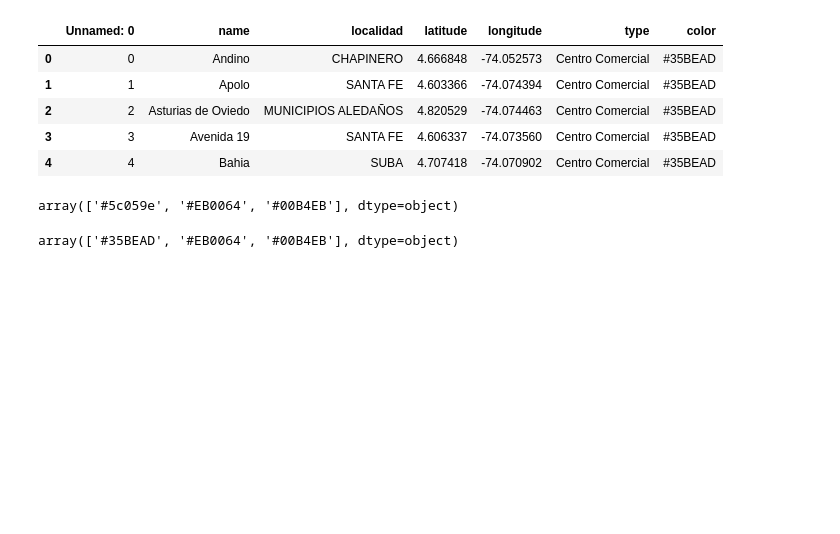
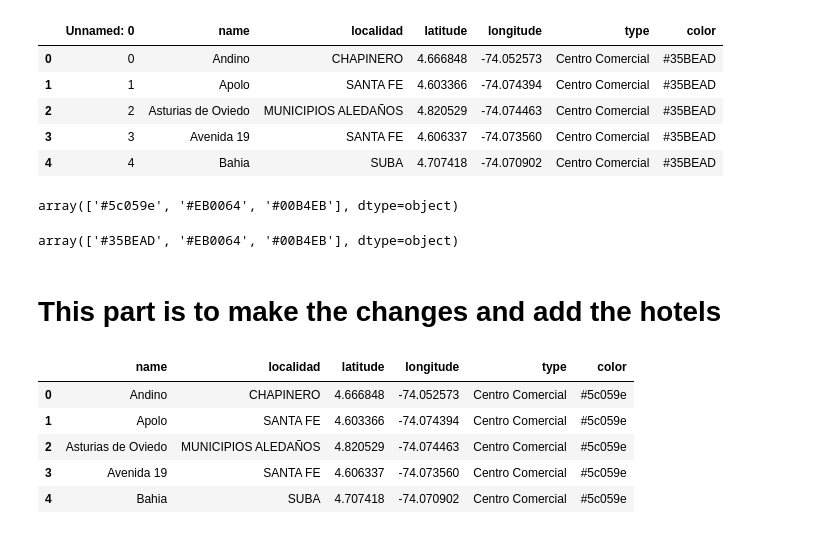
Before and after one commit to DMGochoa/team-126-dash-app, a Jupyter notebook: cambios.ipynb, the cells around one changed output. Saved outputs shown, nothing was run; the diff lists cells and outputs as text; code cells hidden in the pictures; blank space fills up the shorter version.

```diff
--- a/cambios.ipynb
+++ b/cambios.ipynb
@@ -25,0 +26,2 @@ df.to_csv("./data-cleaned/scattermap_points.csv", index=False)
+# %% [markdown]
+# This part is to make the changes and add the hotels
@@ -25,0 +32,9 @@ df.to_csv("./data-cleaned/scattermap_points.csv", index=False)
+# %%
+df_scatter.head(5)
+# %% [output]
+|  | name | localidad | latitude | longitude | type | color |
+| 0 | Andino | CHAPINERO | 4.666848 | -74.052573 | Centro Comercial | #5c059e |
+| 1 | Apolo | SANTA FE | 4.603366 | -74.074394 | Centro Comercial | #5c059e |
+| 2 | Asturias de Oviedo | MUNICIPIOS ALEDAÑOS | 4.820529 | -74.074463 | Centro Comercial | #5c059e |
+| 3 | Avenida 19 | SANTA FE | 4.606337 | -74.073560 | Centro Comercial | #5c059e |
+| 4 | Bahia | SUBA | 4.707418 | -74.070902 | Centro Comercial | #5c059e |
```
Also changed, not shown: parts of 24 cells of this notebook, 4 other files.
